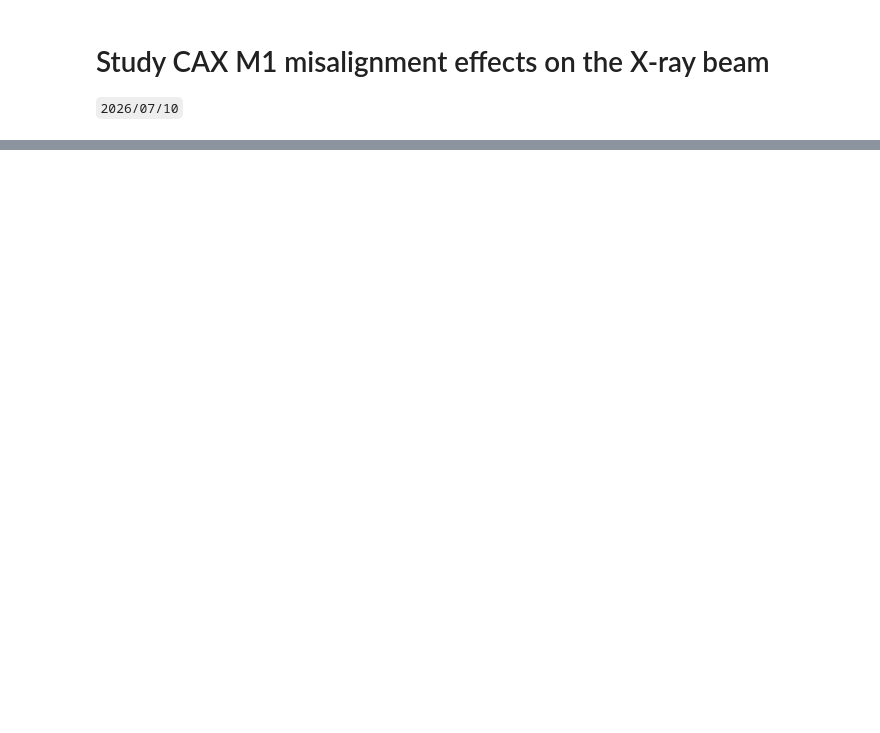
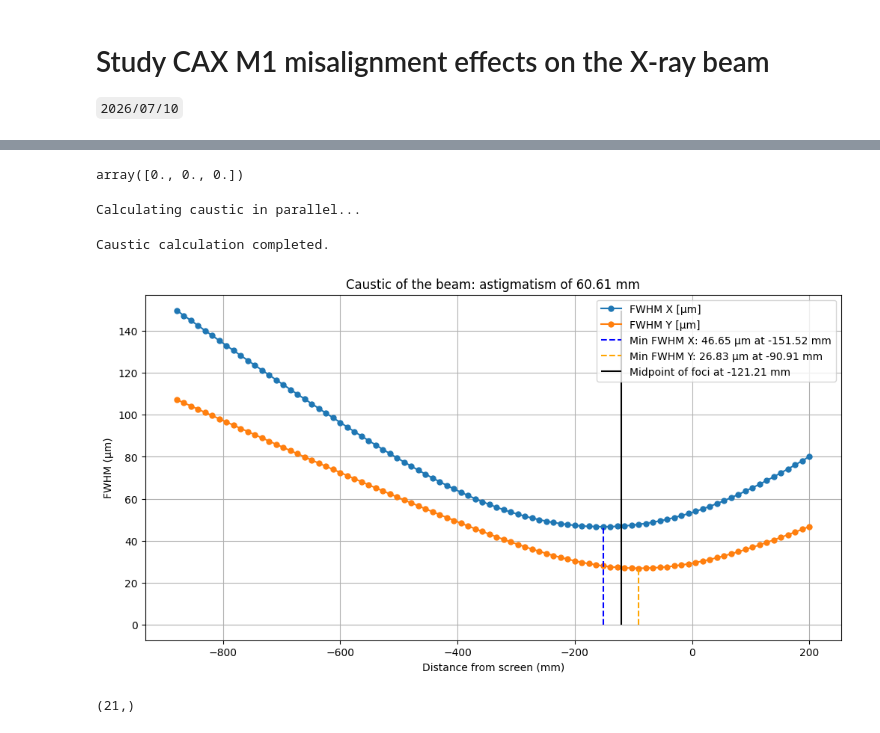
Before and after one commit to amici-lnls/cax-control, a Jupyter notebook: notebooks/cax_misalignments.ipynb, the cells around one changed output, grey strips where cells are left out. Cells and saved outputs as stored; diff of their text form; code cells hidden in the pictures; blank space fills up the shorter version.

```diff
--- a/notebooks/cax_misalignments.ipynb
+++ b/notebooks/cax_misalignments.ipynb
@@ -145,3 +209,37 @@ def acquisition_func(cax: CAXSim):
+# %%
+cax.mirror.tilt
+# %% [output]
+array([0., 0., 0.])
+# %%
+low_lim = -1000 ; hgh_lim = 200
+distances, fwhm_x, fwhm_y = \
+            cax.dvf_B1.parallel_caustic(cax.dvf_B1.beam.duplicate(),
+                                        s_range=(low_lim, hgh_lim),
+                                        n_points=100,
+                                        max_workers=10)
+
+fx = distances[np.nanargmin(fwhm_x)]
+fy = distances[np.nanargmin(fwhm_y)]
+
+astig = fy-fx
+f = np.mean([fx, fy])
+
+plt.figure(figsize=(12, 6))
+plt.plot(distances, 1000*fwhm_x, marker='o', markersize=5, label="FWHM X [μm]")
+plt.plot(distances, 1000*fwhm_y, marker='o', markersize=5, label="FWHM Y [μm]")
+plt.vlines(fx, 0, 1000*np.nanmin(fwhm_x), color='blue', linestyle='--', label=f"Min FWHM X: {1000*np.nanmin(fwhm_x):.2f} μm at {distances[np.nanargmin(fwhm_x)]:.2f} mm")
+plt.vlines(fy, 0, 1000*np.nanmin(fwhm_y), color='orange', linestyle='--', label=f"Min FWHM Y: {1000*np.nanmin(fwhm_y):.2f} μm at {distances[np.nanargmin(fwhm_y)]:.2f} mm")
+plt.vlines(f, 0, 1000*np.nanmax(fwhm_x), color='black', linestyle='solid', label=f"Midpoint of foci at {f:.2f} mm")
+plt.xlabel('Distance from screen (mm)')
+plt.ylabel('FWHM (μm)')
+plt.title(f'Caustic of the beam: astigmatism of {astig:.2f} mm')
+plt.legend()
+plt.grid()
+plt.show()
+# %% [output]
+Calculating caustic in parallel...
+Caustic calculation completed.
+[figure, added]
 # %%
 def motorscans(cax: CAXSim, tx_vals: np.ndarray, ry_vals: np.ndarray):
 
@@ -190,2 +298,6 @@ ry_vals = np.arange(-.1, .11, 0.01)
+# %%
+ry_vals.shape
+# %% [output]
+(21,)
 # %%
 data = motorscans(cax, tx_vals, ry_vals)
```
Also changed, not shown: parts of 27 cells of this notebook, 3 other files.
